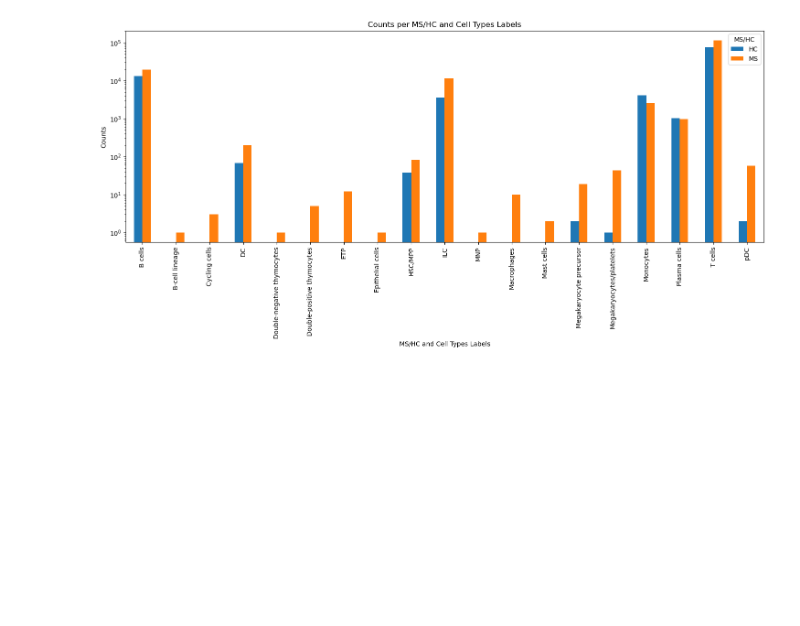
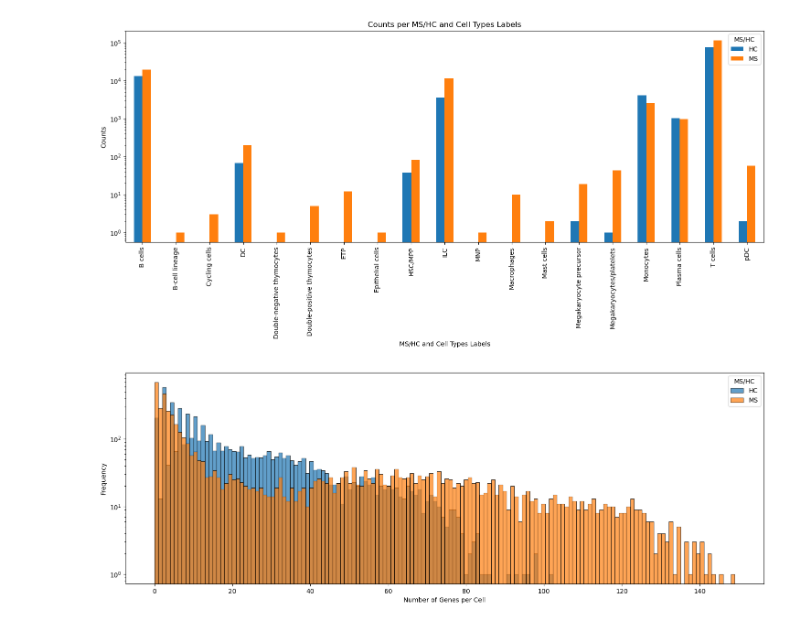
Before and after one commit to multi-omics-integration-for-MS/multi-omics-integration, a Jupyter notebook: 13_EDA_transcriptomic_dataset.ipynb, the cells around one changed output. Saved outputs shown, nothing was run; the diff lists cells and outputs as text; code cells hidden in the pictures; blank space fills up the shorter version.

Commit message:
plots

```diff
--- a/13_EDA_transcriptomic_dataset.ipynb
+++ b/13_EDA_transcriptomic_dataset.ipynb
@@ -160,3 +159,11 @@ plt.ylabel('Counts')
 plt.show()
 # %% [output]
 [figure]
+# %%
+grouped_counts = adata.obs.groupby(['n_genes', 'MS/HC']).size().unstack(fill_value=0)
+grouped_counts.plot(kind='hist', bins=150, stacked=False, logy=True, figsize=(18, 6),
+    alpha=0.7, edgecolor='black', linewidth=0.8)
+plt.xlabel('Number of Genes per Cell')
+plt.show()
+# %% [output]
+[figure, added]
```
Also changed, not shown: parts of 4 cells of this notebook, 2 other files.
